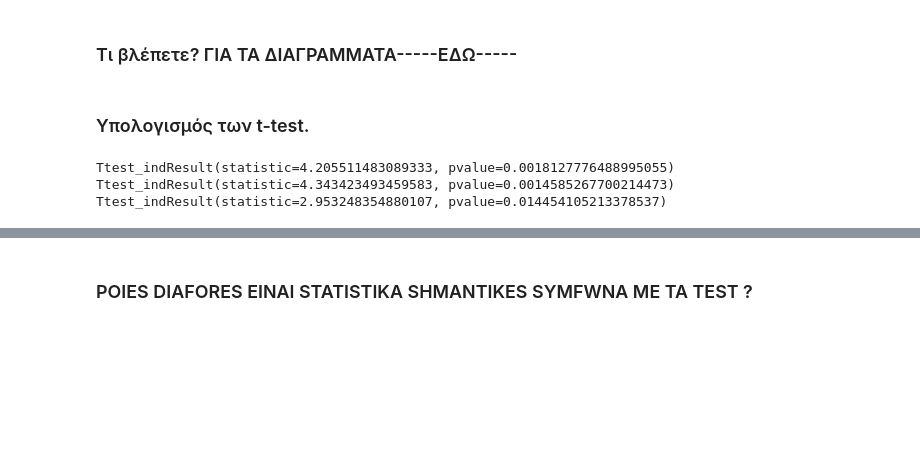
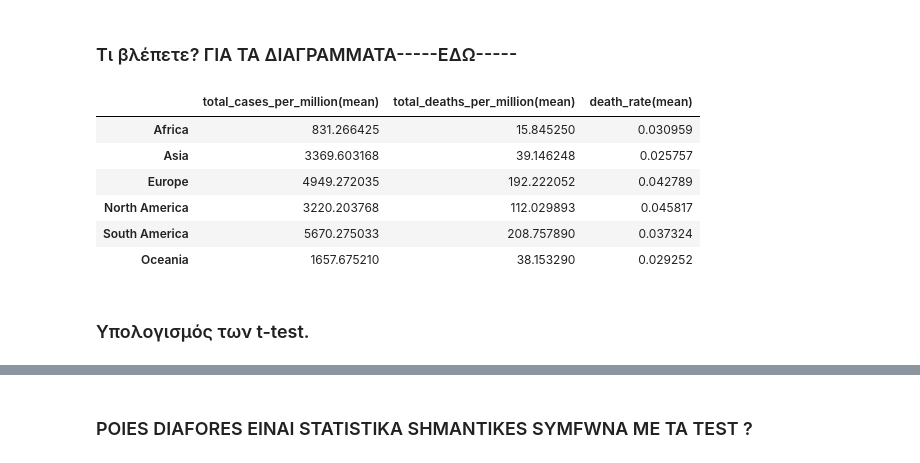
Before and after one commit to lkostakis/data-mining-covid19, a Jupyter notebook: ask4.ipynb, the cells around one changed output, grey strips where cells are left out. Drawn from its saved outputs; the diff is of its cells as text; code cells hidden in the pictures; blank space fills up the shorter version.

Commit message:
added descr and ttests

```diff
--- a/ask4.ipynb
+++ b/ask4.ipynb
@@ -307,15 +310,14 @@ for i in range(3):
 # %% [markdown]
 ###  Τι βλέπετε? ΓΙΑ ΤΑ ΔΙΑΓΡΑΜΜΑΤΑ-----ΕΔΩ-----
+# %%
+df2
+# %% [output]
+|  | total_cases_per_million(mean) | total_deaths_per_million(mean) | death_rate(mean) |
+| Africa | 831.266425 | 15.845250 | 0.030959 |
+| Asia | 3369.603168 | 39.146248 | 0.025757 |
+| Europe | 4949.272035 | 192.222052 | 0.042789 |
+| North America | 3220.203768 | 112.029893 | 0.045817 |
+| South America | 5670.275033 | 208.757890 | 0.037324 |
+| Oceania | 1657.675210 | 38.153290 | 0.029252 |
 # %% [markdown]
 ### Υπολογισμός των t-test.
-# %%
-from scipy.stats import ttest_ind
-
-# Display t-tests' results
-print(ttest_ind(df2['total_cases_per_million(mean)'].values, df2['total_deaths_per_million(mean)'].values))
-print(ttest_ind(df2['total_cases_per_million(mean)'].values, df2['death_rate(mean)'].values))
-print(ttest_ind(df2['total_deaths_per_million(mean)'].values, df2['death_rate(mean)'].values))
-# %% [output]
-Ttest_indResult(statistic=4.205511483089333, pvalue=0.0018127776488995055)
-Ttest_indResult(statistic=4.343423493459583, pvalue=0.0014585267700214473)
-Ttest_indResult(statistic=2.953248354880107, pvalue=0.014454105213378537)
```
Also changed, not shown: parts of 12 cells of this notebook.
